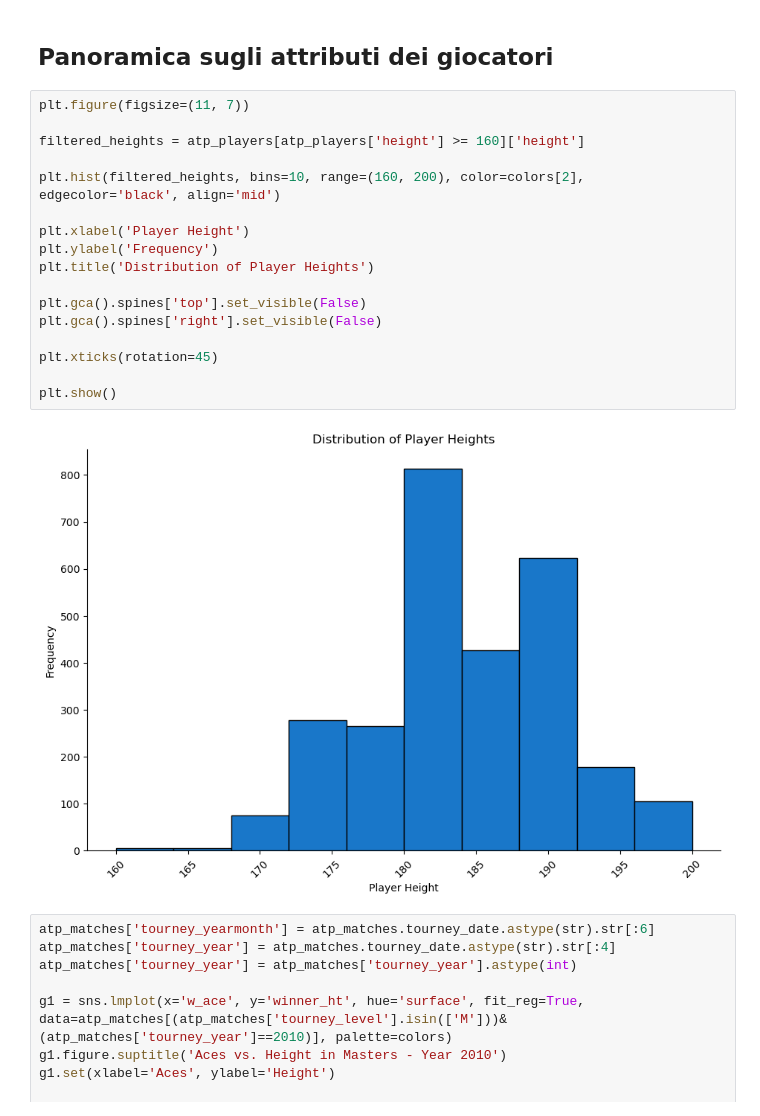
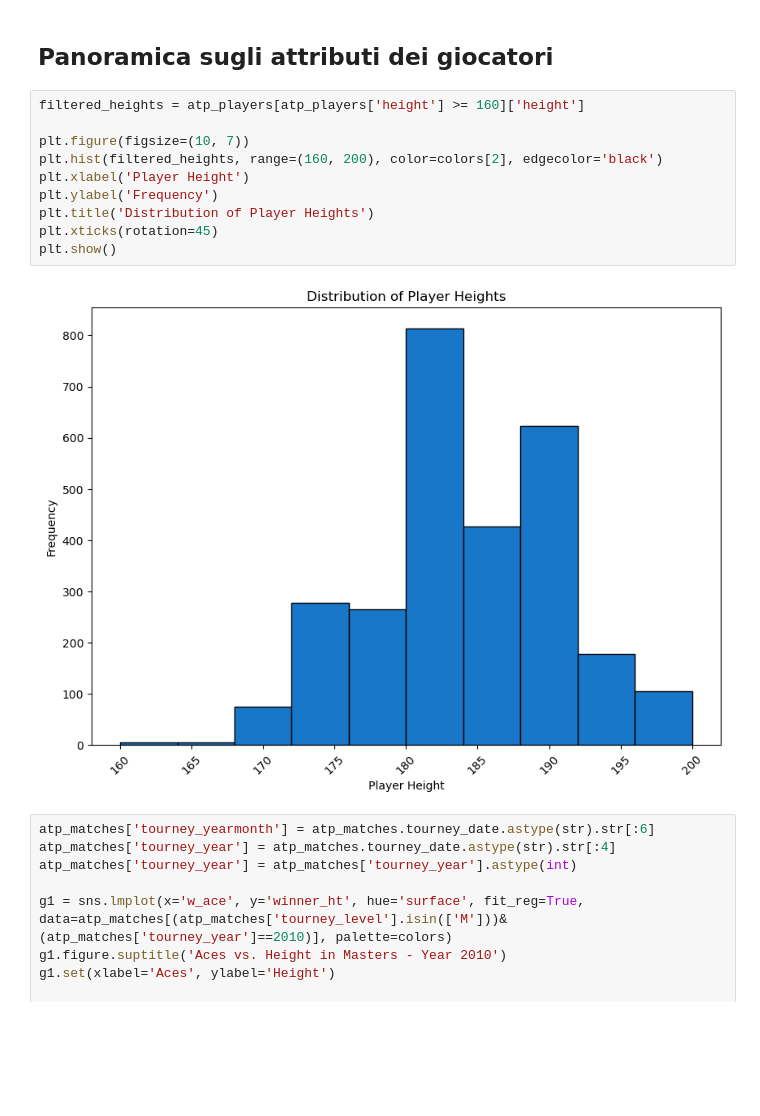
Before and after one commit to yasemitee/SciVIs, a Jupyter notebook: Notebooks/player.ipynb, the cells around one changed output. Cells and saved outputs as stored; diff of their text form; blank space fills up the shorter version.

```diff
--- a/Notebooks/player.ipynb
+++ b/Notebooks/player.ipynb
@@ -18,24 +18,17 @@ colors = ['#0ca26b', '#0da0a8', '#1977c9', '#3b59d3', '#5d3dd0' ]
 # %% [markdown]
 ## Panoramica sugli attributi dei giocatori
 # %%
-plt.figure(figsize=(11, 7))
-
 filtered_heights = atp_players[atp_players['height'] >= 160]['height']
 
-plt.hist(filtered_heights, bins=10, range=(160, 200), color=colors[2], edgecolor='black', align='mid')
-
+plt.figure(figsize=(10, 7))
+plt.hist(filtered_heights, range=(160, 200), color=colors[2], edgecolor='black')
 plt.xlabel('Player Height')
 plt.ylabel('Frequency')
 plt.title('Distribution of Player Heights')
-
-plt.gca().spines['top'].set_visible(False)
-plt.gca().spines['right'].set_visible(False)
-
 plt.xticks(rotation=45)
-
 plt.show()
 # %% [output]
-[figure, old version]
+[figure, new version]
 # %%
 atp_matches['tourney_yearmonth'] = atp_matches.tourney_date.astype(str).str[:6]
 atp_matches['tourney_year'] = atp_matches.tourney_date.astype(str).str[:4]
```
Also changed, not shown: parts of 3 cells of this notebook.
